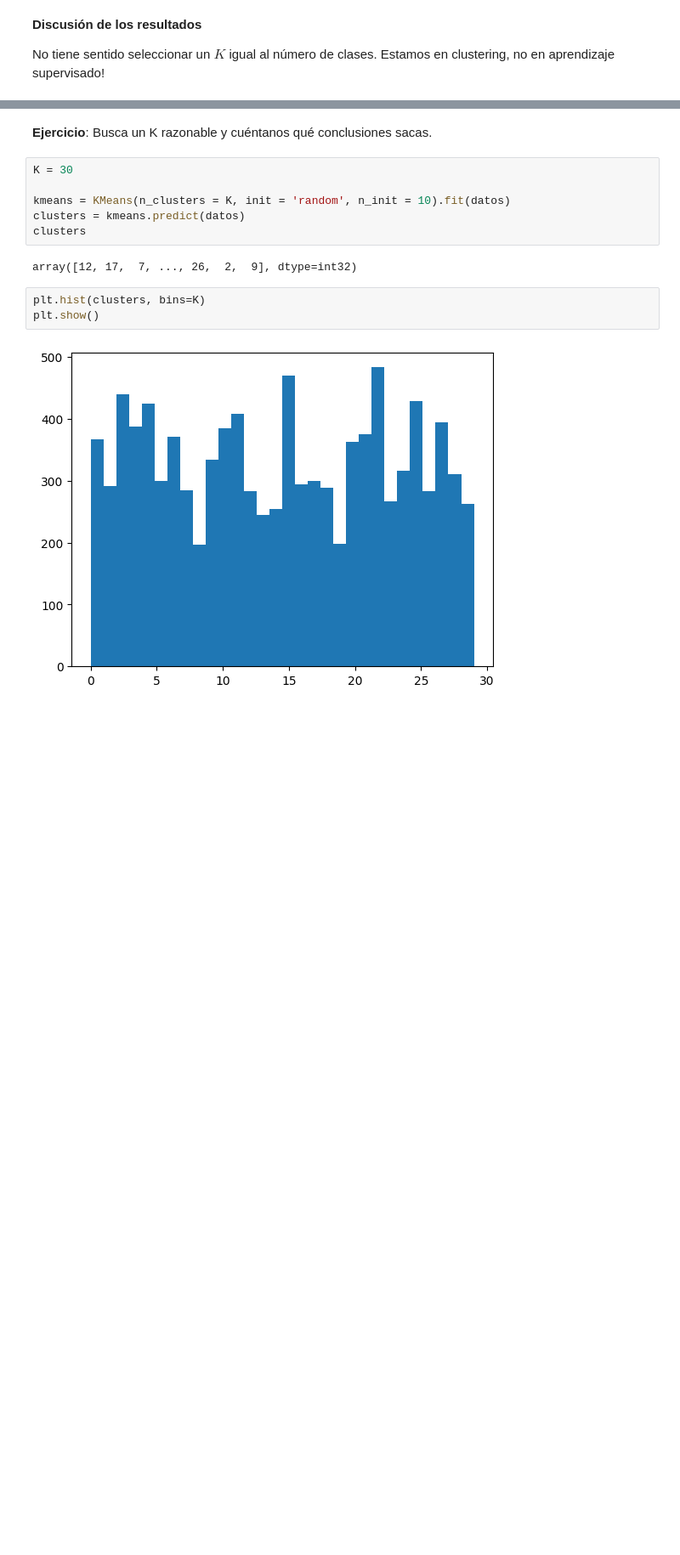
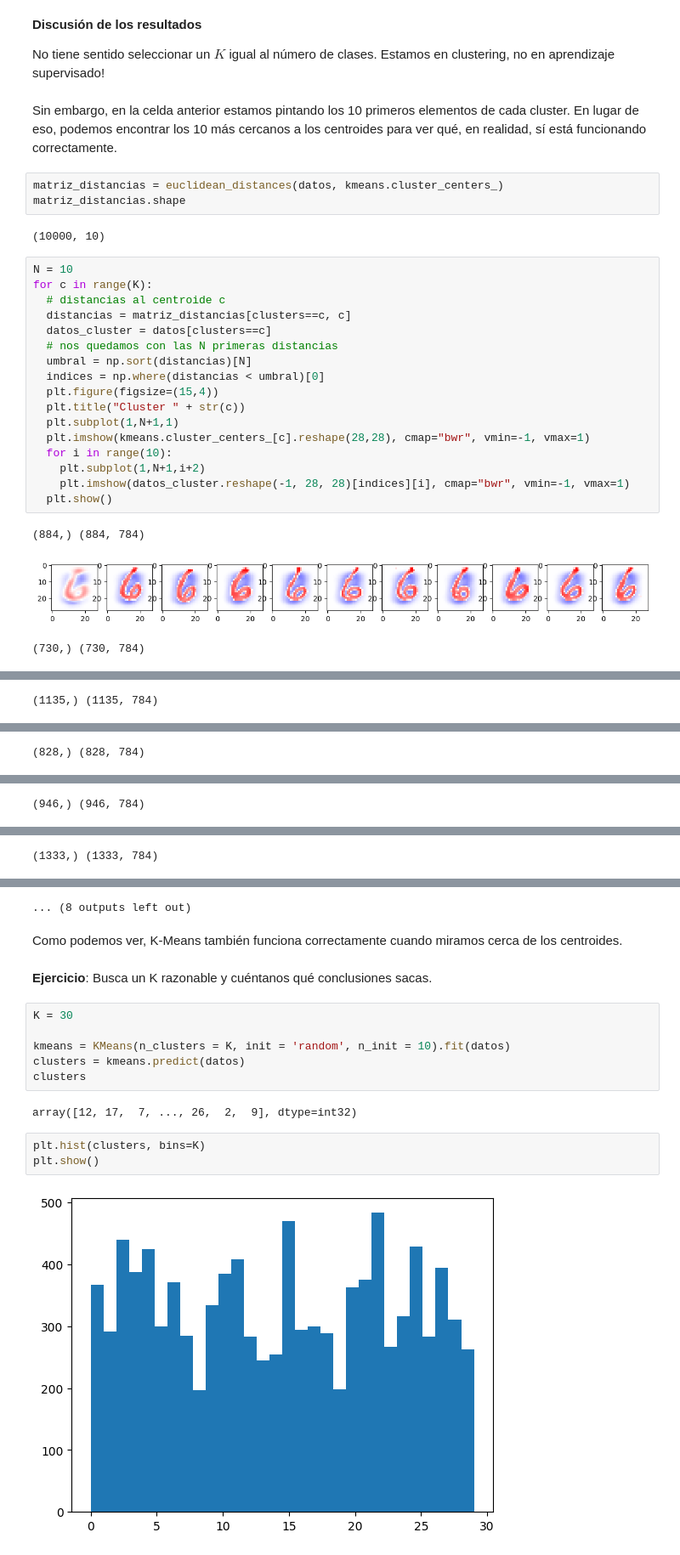
Before and after one commit to christianolivamoya/MIAX12-ML, a Jupyter notebook: notebooks/7_2_KMeans.ipynb, the cells around one changed output, grey strips where cells are left out. Shown at 85% size. Cells and saved outputs as stored; diff of their text form; blank space fills up the shorter version.

```diff
--- a/notebooks/7_2_KMeans.ipynb
+++ b/notebooks/7_2_KMeans.ipynb
@@ -204,3 +192,31 @@ for center in kmeans.cluster_centers_:
 **Discusión de los resultados**
 
 No tiene sentido seleccionar un $K$ igual al número de clases. Estamos en clustering, no en aprendizaje supervisado!
+# %% [markdown]
+Sin embargo, en la celda anterior estamos pintando los 10 primeros elementos de cada cluster. En lugar de eso, podemos encontrar los 10 más cercanos a los centroides para ver qué, en realidad, sí está funcionando correctamente.
+# %%
+matriz_distancias = euclidean_distances(datos, kmeans.cluster_centers_)
+matriz_distancias.shape
+# %% [output]
+(10000, 10)
+# %%
+N = 10
+for c in range(K):
+  # distancias al centroide c
+  distancias = matriz_distancias[clusters==c, c]
+  datos_cluster = datos[clusters==c]
+  # nos quedamos con las N primeras distancias
+  umbral = np.sort(distancias)[N]
+  indices = np.where(distancias < umbral)[0]
+  plt.figure(figsize=(15,4))
+  plt.title("Cluster " + str(c))
+  plt.subplot(1,N+1,1)
+  plt.imshow(kmeans.cluster_centers_[c].reshape(28,28), cmap="bwr", vmin=-1, vmax=1)
+  for i in range(10):
+    plt.subplot(1,N+1,i+2)
+    plt.imshow(datos_cluster.reshape(-1, 28, 28)[indices][i], cmap="bwr", vmin=-1, vmax=1)
+  plt.show()
+# %% [output]
+(884,) (884, 784)
+[figure, added]
+(730,) (730, 784)
@@ -206,0 +224 @@ No tiene sentido seleccionar un $K$ igual al número de clases. Estamos en clust
+(1135,) (1135, 784)
@@ -206,0 +226 @@ No tiene sentido seleccionar un $K$ igual al número de clases. Estamos en clust
+(828,) (828, 784)
@@ -206,0 +228 @@ No tiene sentido seleccionar un $K$ igual al número de clases. Estamos en clust
+(946,) (946, 784)
@@ -206,0 +230 @@ No tiene sentido seleccionar un $K$ igual al número de clases. Estamos en clust
+(1333,) (1333, 784)
@@ -207,3 +232,6 @@ No tiene sentido seleccionar un $K$ igual al número de clases. Estamos en clust
+... (8 outputs left out)
+# %% [markdown]
+Como podemos ver, K-Means también funciona correctamente cuando miramos cerca de los centroides.
 # %% [markdown]
 **Ejercicio**: Busca un K razonable y cuéntanos qué conclusiones sacas.
 # %%
```
Also changed, not shown: parts of 14 cells of this notebook, 2 other files.
